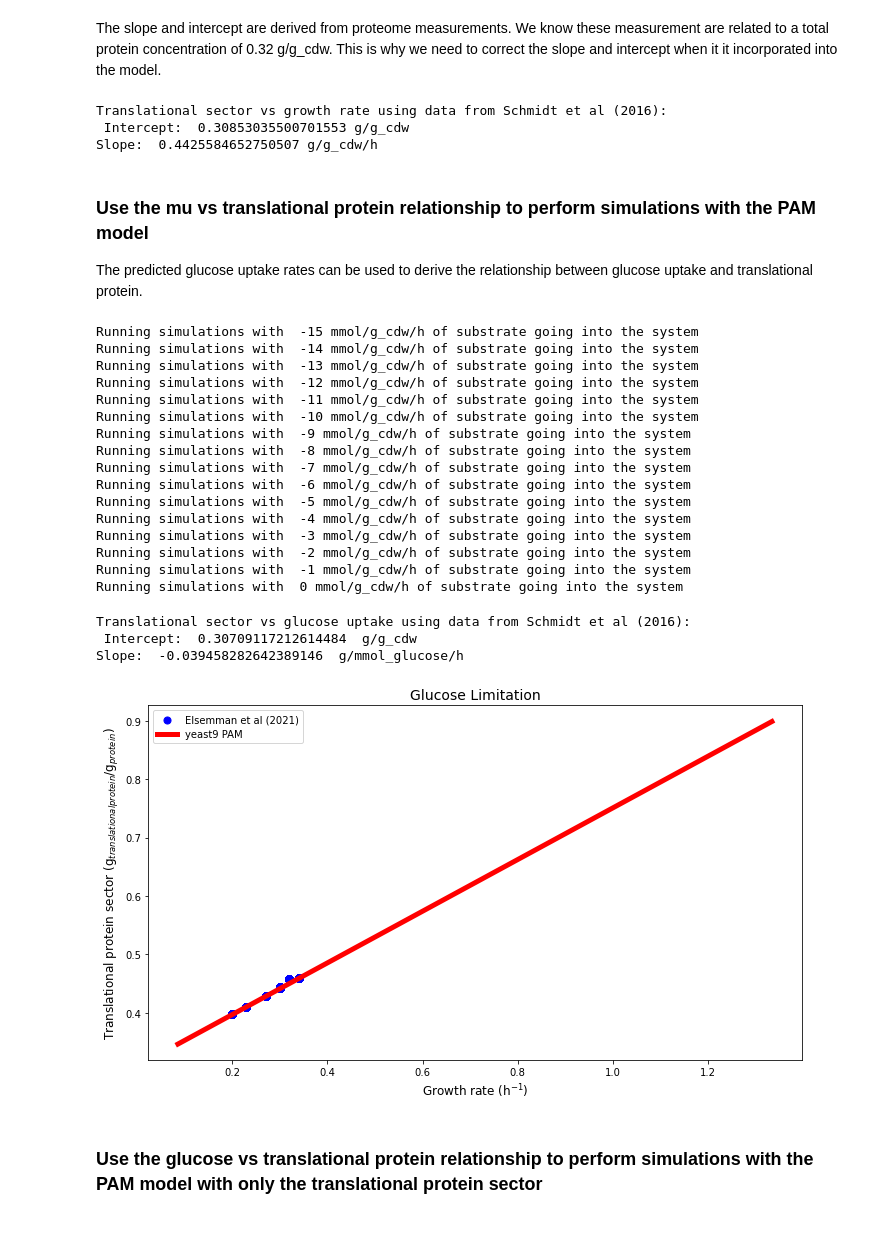
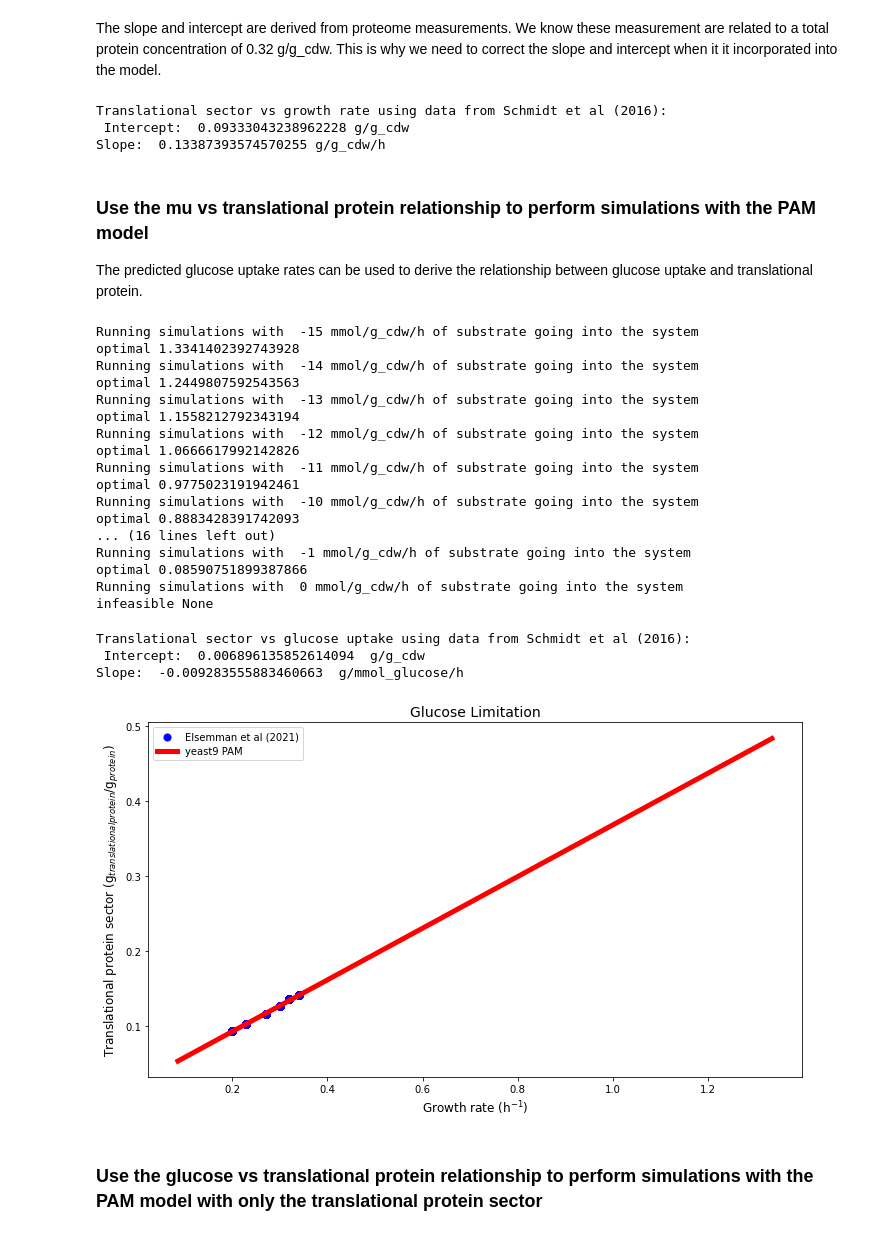
Before and after one commit to iAMB-RWTH-Aachen/PAMparametrizer, a Jupyter notebook: Scripts/Protein_sectors/Yeast9/translational_sector_config_scerevisiae.ipynb, the cells around one changed output. Drawn from its saved outputs; the diff is of its cells as text; code cells hidden in the pictures.

```diff
--- a/Scripts/Protein_sectors/Yeast9/translational_sector_config_scerevisiae.ipynb
+++ b/Scripts/Protein_sectors/Yeast9/translational_sector_config_scerevisiae.ipynb
@@ -41,12 +41,17 @@ VALID_DATA_FILE_PATH = os.path.join('Data', 'Ecoli_phenotypes', 'Scerevisiae_phe
 RESULT_FIG_PATH = os.path.join('Figures', 'SuppFig1_translational_sector_Scerevisiae.png')
 
 #data parsing
-PROTEIN_FRACTION_AE_UE = 0.6809 #[g_prot/g_prot] as published in Elsemman et al (2021) Table S7
 PROTEIN_FRACTION_0 = 0.3888 #[g_prot/g_cdw] as published in Elsemman et al (2021) Table S1
 PROTEIN_FRACTION_MU = 0.4854 #[g_prot/g_cdw/h] as published in Elsemman et al (2021) Table S1
 
+SECTOR_PROTEIN_FRACTION_0 = 0.2820642263886969 #[g_prot/g_cdw] as published in Elsemman et al (2021) Table S1
+SECTOR_FRACTION_MU = 0.45431074007034344 #[g_prot/g_cdw/h] as published in Elsemman et al (2021) Table S1
+TRANS_PROTEIN_FRACTION_0 = 0.02391649557870043 #[g_prot/g_cdw] as derived from unused_enzyme_determination_Scerevisiae.ipynb
+TRANS_PROTEIN_FRACTION_MU = 0.34420838849848867 #[g_prot/g_cdw/h] as derived from unused_enzyme_determination_Scerevisiae.ipynb
+
 MEASURED_PROTEIN_FRACTION = 1#not mentioned in Elsemman et al 2021
-#0.55*0.55#0.55 * 0.55 #measured proteome vs g_p/gcdw in Ecoli
+MEASURED_PROTEIN_FRACTION = 0.55*0.55#0.55 * 0.55 #measured proteome vs g_p/gcdw in Ecoli
+
 GLC_UPTAKE_RXN_ID = 'r_1714'
 BIOMASS_RXN_ID = 'r_2111'
 MW_GLC = 180.15588 #g/mol
@@ -141,8 +146,8 @@ print('Translational sector vs growth rate using data from Schmidt et al (2016):
 print('Slope: ',slope*MEASURED_PROTEIN_FRACTION, 'g/g_cdw/h')
 # %% [output]
 Translational sector vs growth rate using data from Schmidt et al (2016):
- Intercept:  0.30853035500701553 g/g_cdw
-Slope:  0.4425584652750507 g/g_cdw/h
+ Intercept:  0.09333043238962228 g/g_cdw
+Slope:  0.13387393574570255 g/g_cdw/h
 # %% [markdown]
 ### Use the mu vs translational protein relationship to perform simulations with the PAM model
 The predicted glucose uptake rates can be used to derive the relationship between glucose uptake and translational protein.
@@ -159,24 +164,25 @@ substrate_range = np.arange(-15,1,1)
 
 #we shouldn't correct for measured total protein here, as we are comparing it to the measured data
 simulation_results_bms = get_model_simulations_vs_sector(pamodel, GLC_UPTAKE_RXN_ID, BIOMASS_RXN_ID,
-                                           substrate_range, intercept,slope)
+                                           substrate_range, TRANS_PROTEIN_FRACTION_0,TRANS_PROTEIN_FRACTION_MU)
 # %% [output]
 Running simulations with  -15 mmol/g_cdw/h of substrate going into the system
+optimal 1.3341402392743928
 Running simulations with  -14 mmol/g_cdw/h of substrate going into the system
+optimal 1.2449807592543563
 Running simulations with  -13 mmol/g_cdw/h of substrate going into the system
+optimal 1.1558212792343194
 Running simulations with  -12 mmol/g_cdw/h of substrate going into the system
+optimal 1.0666617992142826
 Running simulations with  -11 mmol/g_cdw/h of substrate going into the system
+optimal 0.9775023191942461
 Running simulations with  -10 mmol/g_cdw/h of substrate going into the system
-Running simulations with  -9 mmol/g_cdw/h of substrate going into the system
-Running simulations with  -8 mmol/g_cdw/h of substrate going into the system
-Running simulations with  -7 mmol/g_cdw/h of substrate going into the system
-Running simulations with  -6 mmol/g_cdw/h of substrate going into the system
-Running simulations with  -5 mmol/g_cdw/h of substrate going into the system
-Running simulations with  -4 mmol/g_cdw/h of substrate going into the system
-Running simulations with  -3 mmol/g_cdw/h of substrate going into the system
-Running simulations with  -2 mmol/g_cdw/h of substrate going into the system
+optimal 0.8883428391742093
+... (16 lines left out)
 Running simulations with  -1 mmol/g_cdw/h of substrate going into the system
+optimal 0.08590751899387866
 Running simulations with  0 mmol/g_cdw/h of substrate going into the system
+infeasible None
 # %%
 #derive the relation to glucose uptake rate
 #results are in g_transprot/g_prot and need to be converted to g/gcdw (glucose uptake should stay in mmol for compatibility with model)
@@ -187,24 +193,24 @@ print('Translational sector vs glucose uptake using data from Schmidt et al (201
 print('Slope: ',slope_glc*MEASURED_PROTEIN_FRACTION, ' g/mmol_glucose/h')
 # %% [output]
 Translational sector vs glucose uptake using data from Schmidt et al (2016):
- Intercept:  0.30709117212614484  g/g_cdw
-Slope:  -0.039458282642389146  g/mmol_glucose/h
+ Intercept:  0.006896135852614094  g/g_cdw
+Slope:  -0.009283555883460663  g/mmol_glucose/h
 # %%
 elsemman_translation = pd.DataFrame({'Experimental Growth rate': df_proteomics_mapped['dilution_rate'],
         'Translation, ribosomal structure and biogenesis':[
-                                                 translation_per_experiment[exp]/get_g_protein_per_g_cdw(d)*100 \
+                                                 translation_per_experiment[exp]*get_g_protein_per_g_cdw(d)*100 \
                                                  for exp, d in zip(df_proteomics_mapped['experiment'], df_proteomics_mapped['dilution_rate'])
                                              ]}) # *100, because there is a convesion from percentage to fraction in the plotting function
 
 #visualization of results
 plot_translational_protein_vs_mu(elsemman_translation, simulation_results_bms,
                                  protein_fraction = 1,
                                  measured_protein_fraction=1,
                                  oxygen_results = None,
                                  configuration=set_up_yeast_config(),
                                  literature_label = 'Elsemman et al (2021)', model_label = 'yeast9 PAM')
 # %% [output]
-[figure, old version]
+[figure, new version]
 # %% [markdown]
 ### Use the glucose vs translational protein relationship to perform simulations with the PAM model with only the translational protein sector
 # %%
```
Also changed, not shown: parts of 3 cells of this notebook, 13 other files.
